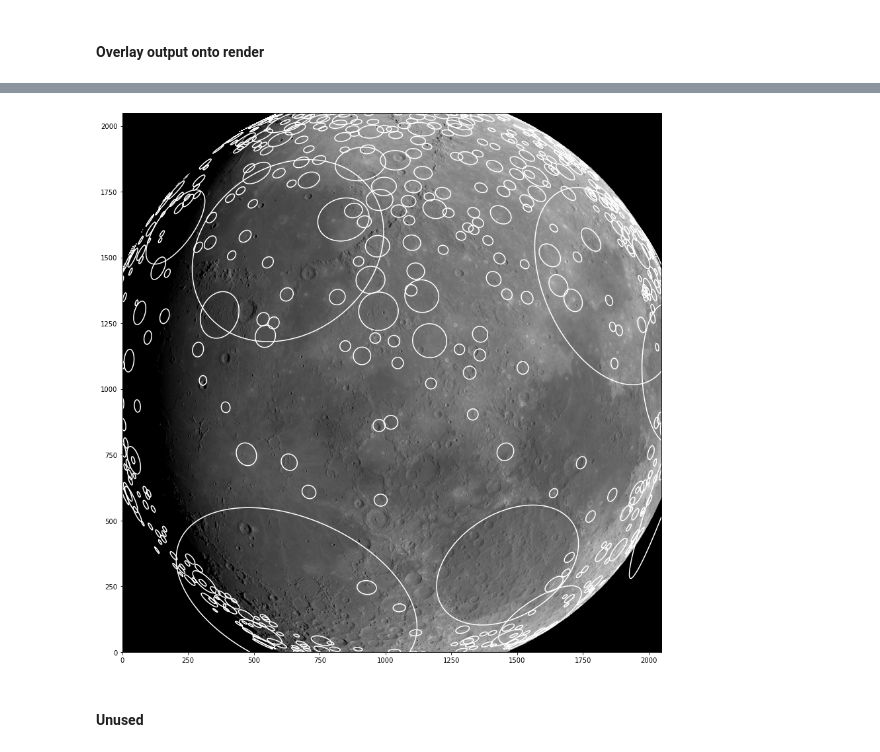
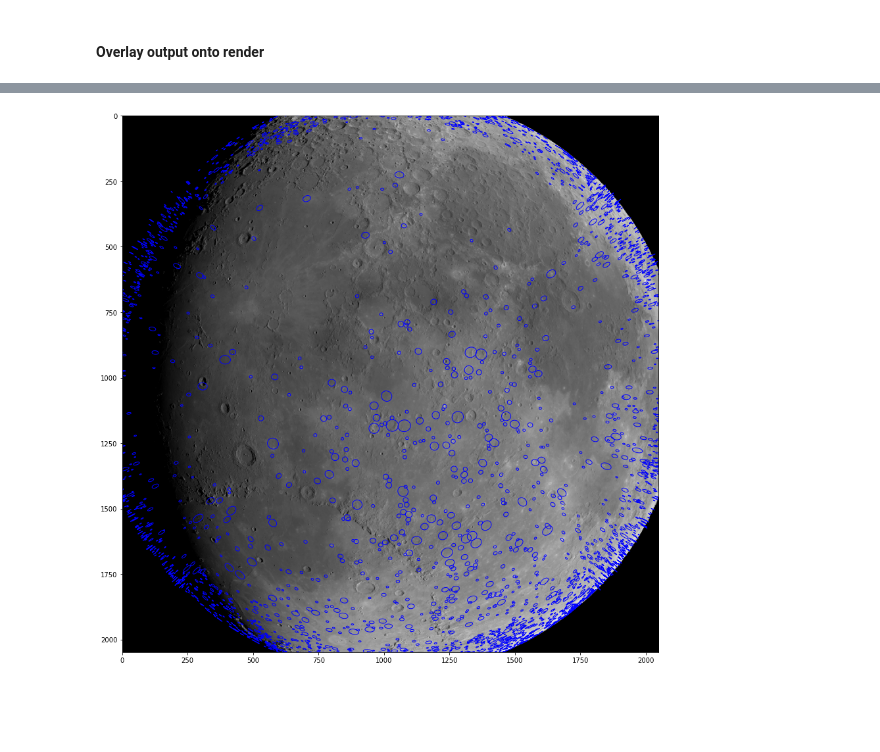
Before and after one commit to wdoppenberg/crater-detection, a Jupyter notebook: notebooks/projection.ipynb, the cells around one changed output, grey strips where cells are left out. Drawn from its saved outputs; the diff is of its cells as text; code cells hidden in the pictures; blank space fills up the shorter version.

```diff
--- a/notebooks/projection.ipynb
+++ b/notebooks/projection.ipynb
@@ -347,15 +332,0 @@ from craterdetection.common.camera import project_craters
-# %%
-T_MC = LA.inv(T_CM)
-fig, ax = plt.subplots(figsize=(15, 15), subplot_kw={'aspect': 'equal'})
-# Set axes according to camera pixel space convention
-ax.set_xlim(0, N[0])
-ax.set_ylim(0, N[1])
-ax.imshow(im, aspect='equal', interpolation='none', cmap='gray')
-
-for a_i in project_craters(C_i, p_Mi, fov, N, T_MC, r_M):
-    c = xy_homogeneous.transpose(0, 2, 1) @ a_i @ xy_homogeneous
-    ax.contour(x_plot, y_plot, c.reshape(x_plot.shape), [0], colors='w')
-# %% [output]
-[figure, removed]
-# %% [markdown]
-#### Unused
@@ -367,0 +333,17 @@ A_i_star = P_MC @ Q_star @ P_MC.T
+# %%
+major_proj, minor_proj = ellipse_axes(scale_det(A_i))
+psi_proj = ellipse_angle(scale_det(A_i))
+r_pix_proj = conic_center(scale_det(A_i))
+
+from matplotlib.collections import EllipseCollection
+fig, ax = plt.subplots(figsize=(15, 15), subplot_kw={'aspect': 'equal'})
+ax.imshow(im, aspect='equal', interpolation='none', cmap='gray')
+ec = EllipseCollection(major_proj, minor_proj, np.degrees(psi_proj), units='xy', offsets=r_pix_proj,
+                       transOffset=ax.transData, facecolors="None", edgecolors='b')
+ax.add_collection(ec)
+ax.autoscale_view()
+ax.set_xlim(0, N[0])
+ax.set_ylim(N[1], 0)
+plt.show()
+# %% [output]
+[figure, added]
```
Also changed, not shown: parts of 7 cells of this notebook, 8 other files.
